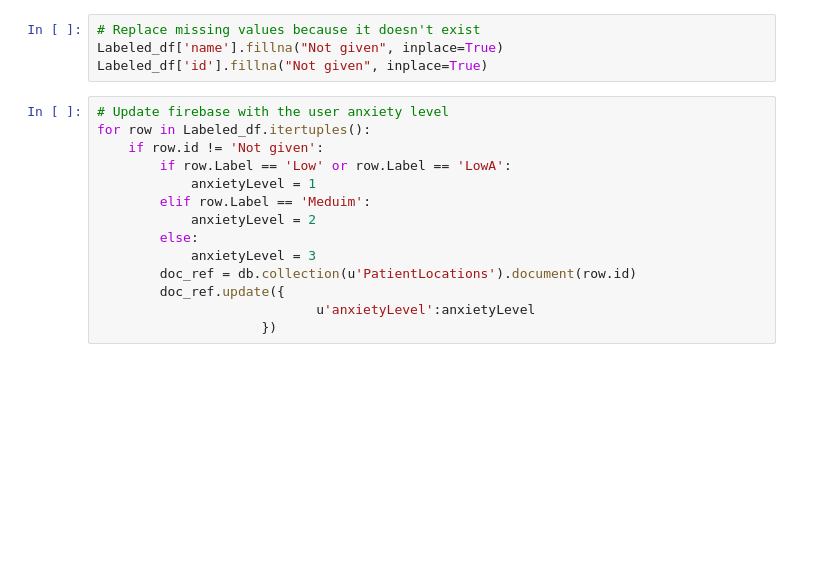
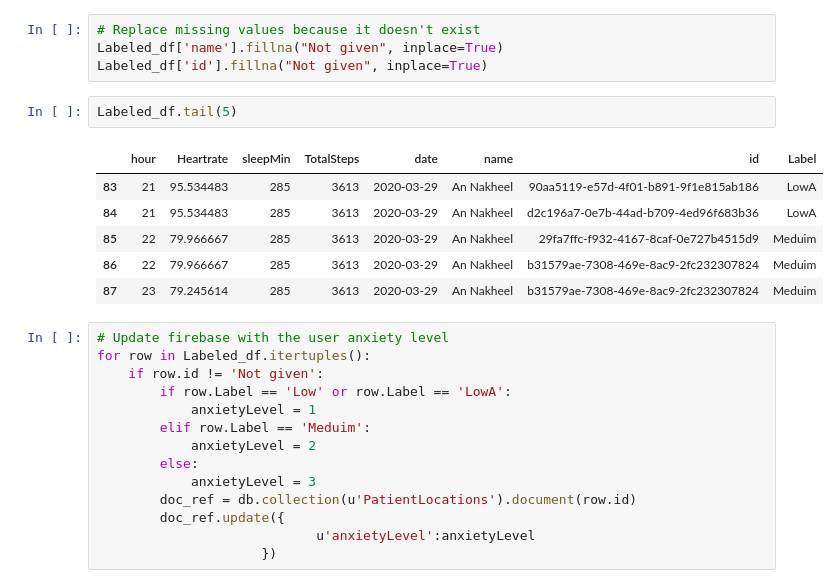
Before and after one commit to RaghadAlshalaan/SereneReport, a Jupyter notebook: firestore generate report.ipynb, the cells around one changed output. Drawn from its saved outputs; the diff is of its cells as text; blank space fills up the shorter version.

```diff
--- a/firestore generate report.ipynb
+++ b/firestore generate report.ipynb
@@ -197,6 +214,15 @@ Labeled_df.drop(['lon'],axis=1, inplace = True)
 # Replace missing values because it doesn't exist
 Labeled_df['name'].fillna("Not given", inplace=True)
 Labeled_df['id'].fillna("Not given", inplace=True)
+# %%
+Labeled_df.tail(5)
+# %% [output]
+|  | hour | Heartrate | sleepMin | TotalSteps | date | name | id | Label |
+| 83 | 21 | 95.534483 | 285 | 3613 | 2020-03-29 | An Nakheel | 90aa5119-e57d-4f01-b891-9f1e815ab186 | LowA |
+| 84 | 21 | 95.534483 | 285 | 3613 | 2020-03-29 | An Nakheel | d2c196a7-0e7b-44ad-b709-4ed96f683b36 | LowA |
+| 85 | 22 | 79.966667 | 285 | 3613 | 2020-03-29 | An Nakheel | 29fa7ffc-f932-4167-8caf-0e727b4515d9 | Meduim |
+| 86 | 22 | 79.966667 | 285 | 3613 | 2020-03-29 | An Nakheel | b31579ae-7308-469e-8ac9-2fc232307824 | Meduim |
+| 87 | 23 | 79.245614 | 285 | 3613 | 2020-03-29 | An Nakheel | b31579ae-7308-469e-8ac9-2fc232307824 | Meduim |
 # %%
 # Update firebase with the user anxiety level
 for row in Labeled_df.itertuples():
```
Also changed, not shown: parts of 9 cells of this notebook.
